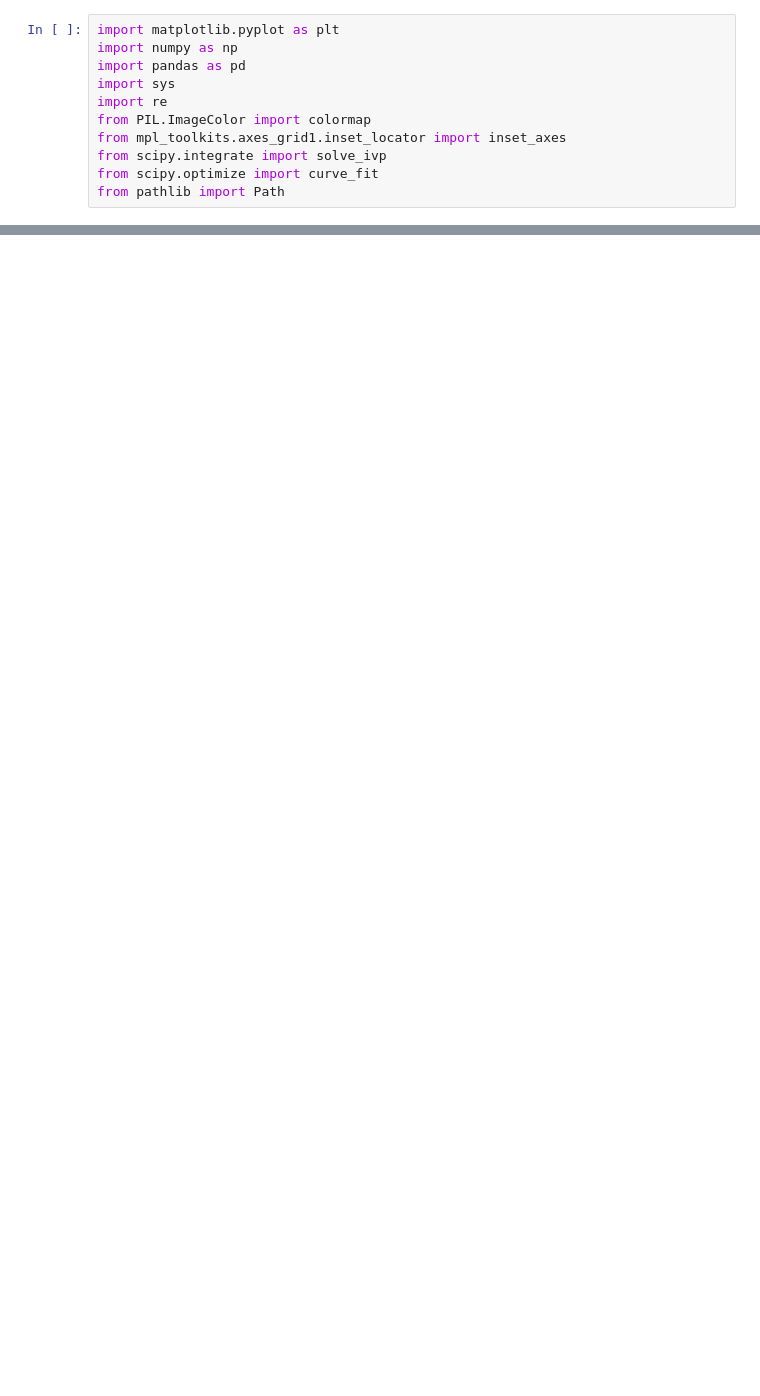
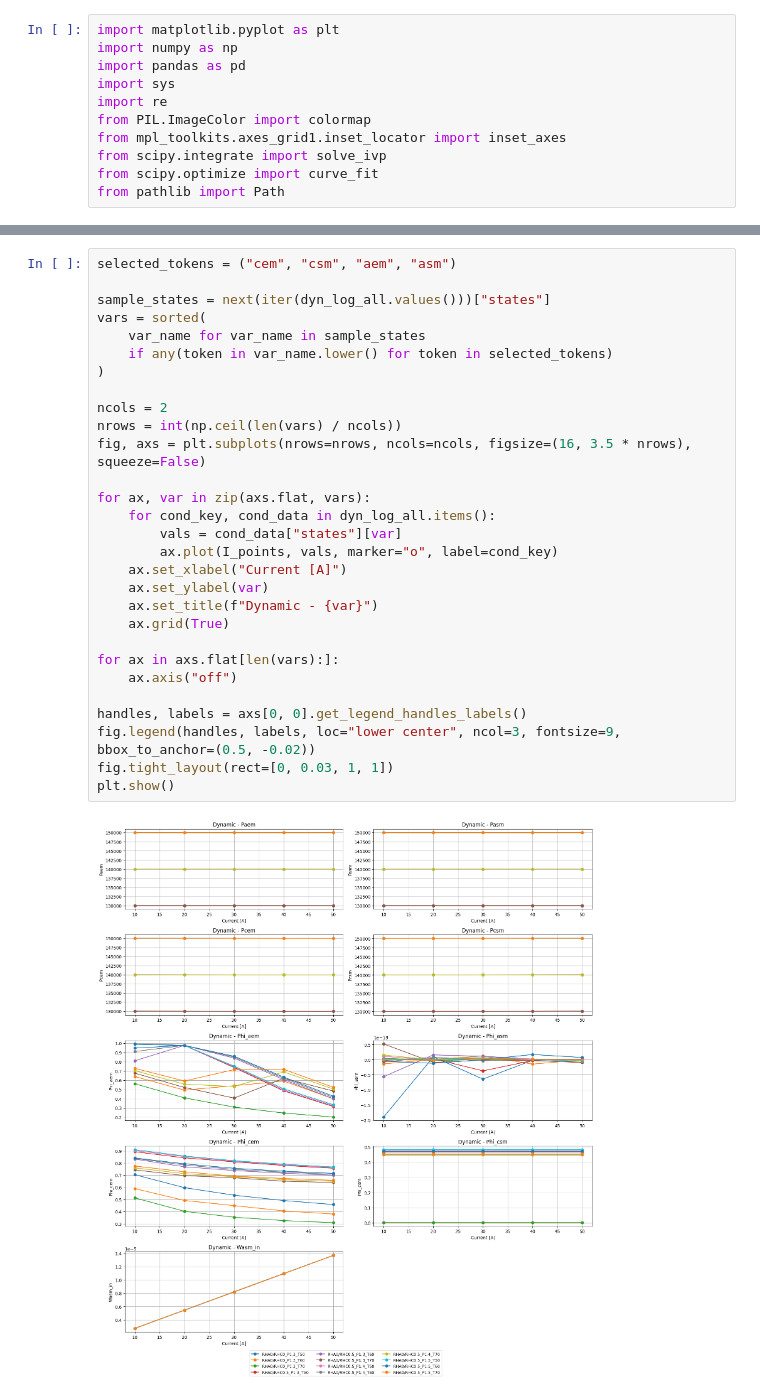
Before and after one commit to YuKwanH/DS-AlphaPEM, a Jupyter notebook: simulation/model/comparison/variables.ipynb, the cells around one changed output, grey strips where cells are left out. Cells and saved outputs as stored; diff of their text form; blank space fills up the shorter version.

```diff
--- a/simulation/model/comparison/variables.ipynb
+++ b/simulation/model/comparison/variables.ipynb
@@ -142,0 +192,31 @@ plt.show()
+# %%
+selected_tokens = ("cem", "csm", "aem", "asm")
+
+sample_states = next(iter(dyn_log_all.values()))["states"]
+vars = sorted(
+    var_name for var_name in sample_states
+    if any(token in var_name.lower() for token in selected_tokens)
+)
+
+ncols = 2
+nrows = int(np.ceil(len(vars) / ncols))
+fig, axs = plt.subplots(nrows=nrows, ncols=ncols, figsize=(16, 3.5 * nrows), squeeze=False)
+
+for ax, var in zip(axs.flat, vars):
+    for cond_key, cond_data in dyn_log_all.items():
+        vals = cond_data["states"][var]
+        ax.plot(I_points, vals, marker="o", label=cond_key)
+    ax.set_xlabel("Current [A]")
+    ax.set_ylabel(var)
+    ax.set_title(f"Dynamic - {var}")
+    ax.grid(True)
+
+for ax in axs.flat[len(vars):]:
+    ax.axis("off")
+
+handles, labels = axs[0, 0].get_legend_handles_labels()
+fig.legend(handles, labels, loc="lower center", ncol=3, fontsize=9, bbox_to_anchor=(0.5, -0.02))
+fig.tight_layout(rect=[0, 0.03, 1, 1])
+plt.show()
+# %% [output]
+[figure, added]
```
Also changed, not shown: parts of 6 cells of this notebook, 3 other files.
